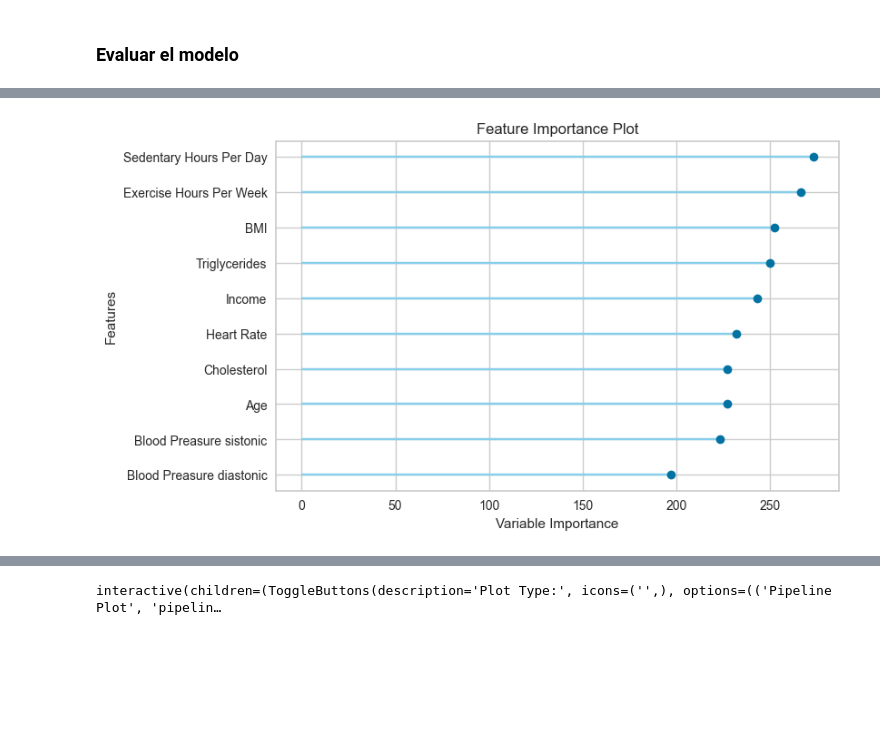
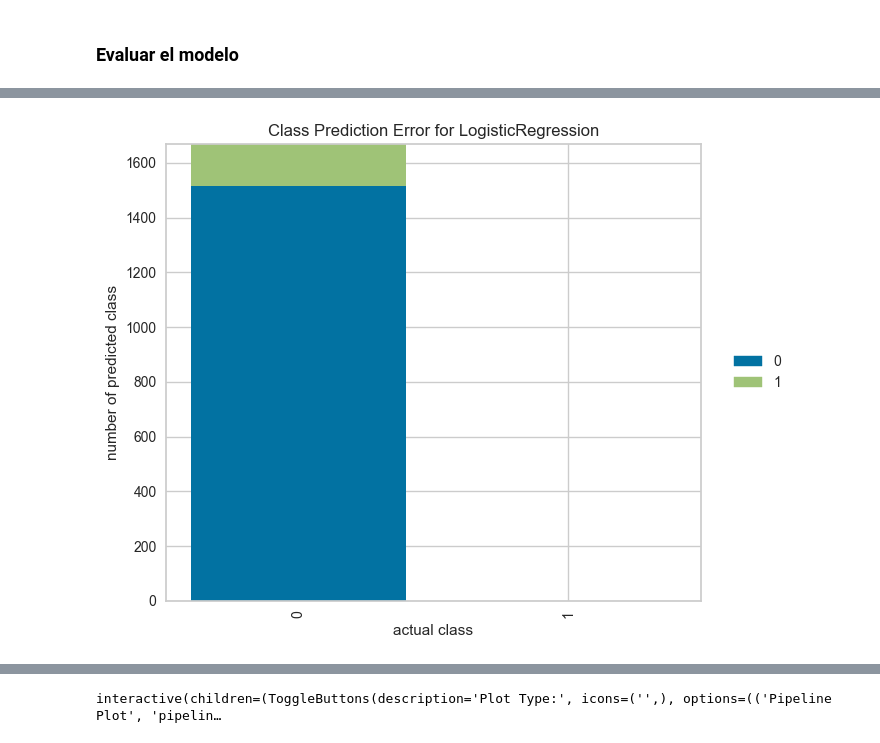
Before and after one commit to Monkydo/Final, a Jupyter notebook: SHAP_Modelos de Regresión con Pycaret.ipynb, the cells around one changed output, grey strips where cells are left out. Drawn from its saved outputs; the diff is of its cells as text; code cells hidden in the pictures; blank space fills up the shorter version.

```diff
--- a/SHAP_Modelos de Regresión con Pycaret.ipynb
+++ b/SHAP_Modelos de Regresión con Pycaret.ipynb
@@ -199,6 +215,6 @@ TypeError: Parameter grid for parameter 'actual_estimator__constant' is not iter
 # %% [markdown]
 ### Evaluar el modelo
 # %%
-tuned_best = tuned_lightgbm
+tuned_best = tuned_dummy
 # %%
 # check the residuals of trained model
@@ -209,9 +225,9 @@ plot_model(tuned_best, plot = 'residuals')
 # %%
 # check feature importance
-plot_model(tuned_best, plot = 'feature')
+plot_model(tuned_best, plot = 'error')
 # %% [output]
 [interactive output not drawn]
-[figure, old version]
+[figure, new version]
 # %%
 plot_model(tuned_best, plot = 'error')
 # %% [output]
```
Also changed, not shown: parts of 3 cells of this notebook, 1 other file.
